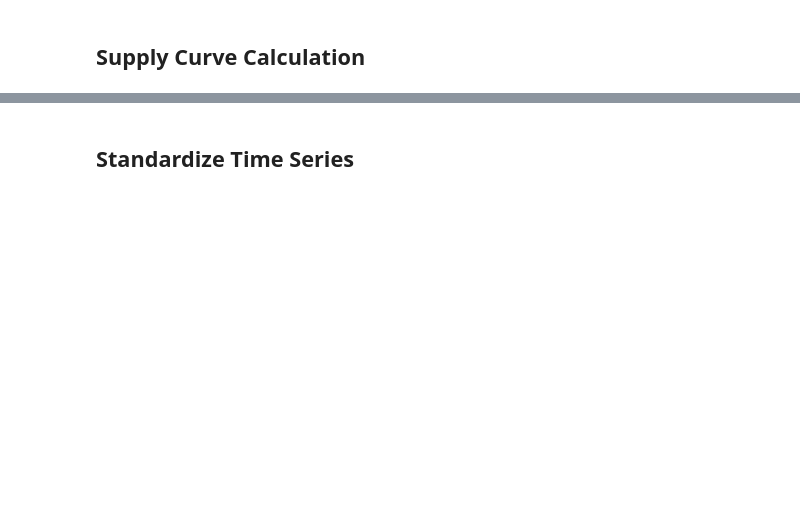
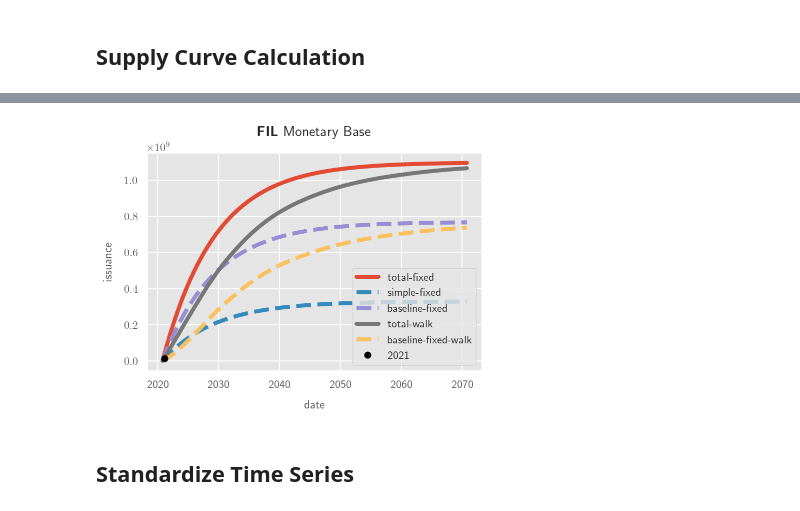
Before and after one commit to lrettig/crypto-monetary-base, a Jupyter notebook: jupyter-notebooks/FIL.ipynb, the cells around one changed output, grey strips where cells are left out. Drawn from its saved outputs; the diff is of its cells as text; code cells hidden in the pictures; blank space fills up the shorter version.

```diff
--- a/jupyter-notebooks/FIL.ipynb
+++ b/jupyter-notebooks/FIL.ipynb
@@ -484,0 +592,3 @@ plot_fil_supply_curve_complex(supply)
+# %%
+plot_fil_supply_curve_complex2(supply)
+# %% [output]
@@ -485,3 +596,4 @@ plot_fil_supply_curve_complex(supply)
+[figure, added]
 # %% [markdown]
 ## Standardize Time Series
 # %%
```
Also changed, not shown: parts of 11 cells of this notebook, 8 other files.
